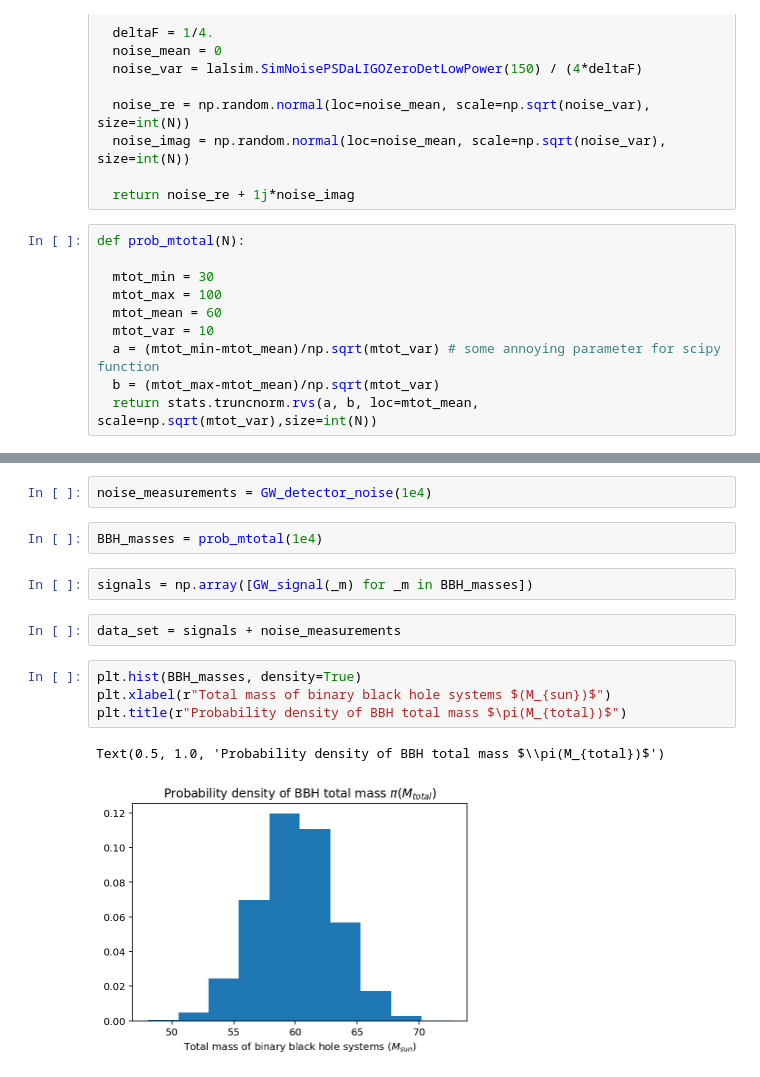
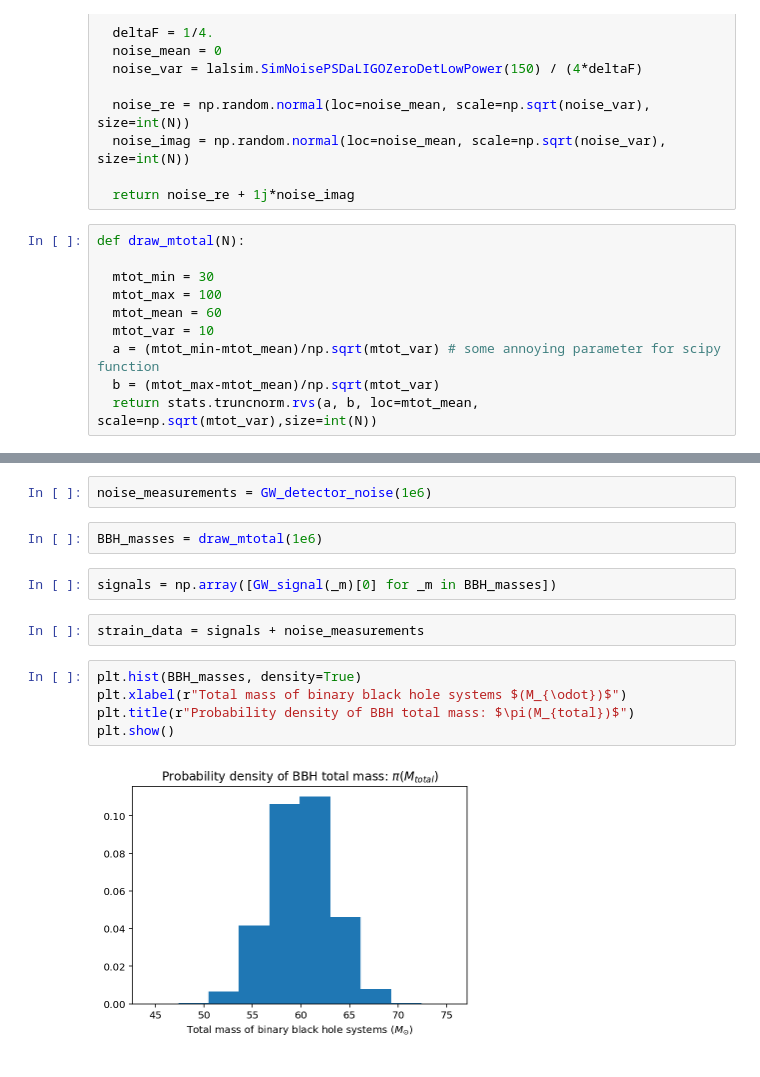
Before and after one commit to rory-smith/Lectures-on-inference-in-GW-astronomy, a Jupyter notebook: GW_data_in_a_toy_universe.ipynb, the cells around one changed output, grey strips where cells are left out. Saved outputs shown, nothing was run; the diff lists cells and outputs as text.

```diff
--- a/GW_data_in_a_toy_universe.ipynb
+++ b/GW_data_in_a_toy_universe.ipynb
@@ -62,7 +63,7 @@ def GW_detector_noise(N):
 
   return noise_re + 1j*noise_imag
 # %%
-def prob_mtotal(N):
+def draw_mtotal(N):
 
   mtot_min = 30
   mtot_max = 100
@@ -103,15 +104,15 @@ array([-2.12103602e-20+2.17551062e-23j])
 # %%
-noise_measurements = GW_detector_noise(1e4)
+noise_measurements = GW_detector_noise(1e6)
-# %%
-BBH_masses = prob_mtotal(1e4)
+# %%
+BBH_masses = draw_mtotal(1e6)
 # %%
-signals = np.array([GW_signal(_m) for _m in BBH_masses])
+signals = np.array([GW_signal(_m)[0] for _m in BBH_masses])
 # %%
-data_set = signals + noise_measurements
+strain_data = signals + noise_measurements
 # %%
 plt.hist(BBH_masses, density=True)
-plt.xlabel(r"Total mass of binary black hole systems $(M_{sun})$")
-plt.title(r"Probability density of BBH total mass $\pi(M_{total})$")
+plt.xlabel(r"Total mass of binary black hole systems $(M_{\odot})$")
+plt.title(r"Probability density of BBH total mass: $\pi(M_{total})$")
+plt.show()
 # %% [output]
-Text(0.5, 1.0, 'Probability density of BBH total mass $\\pi(M_{total})$')
-[figure, old version]
+[figure, new version]
```
Also changed, not shown: parts of 14 cells of this notebook.
